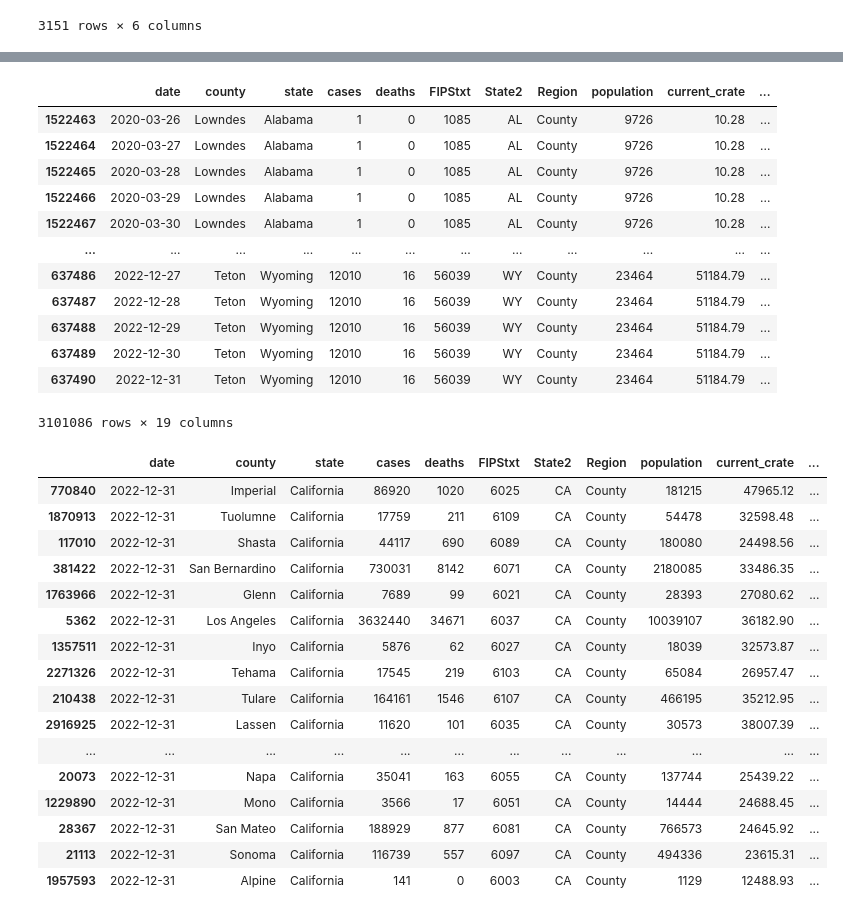
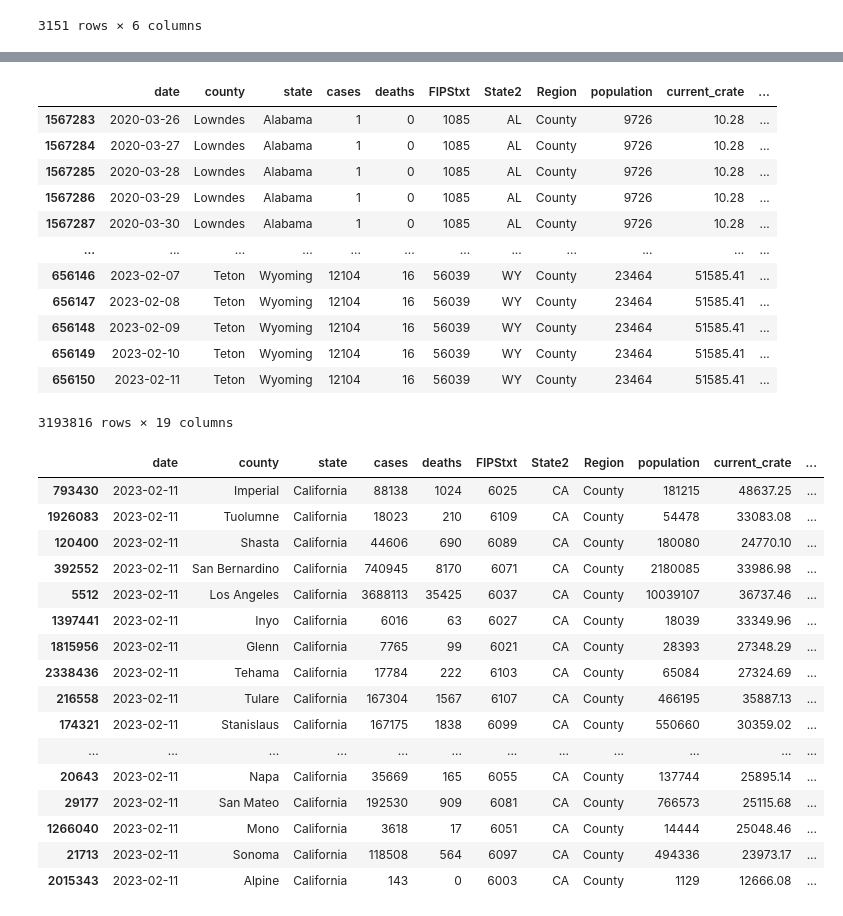
Before and after one commit to menlodoug/covid_crunching, a Jupyter notebook: pandas/COVID_USA.ipynb, the cells around one changed output, grey strips where cells are left out. Saved outputs shown, nothing was run; the diff lists cells and outputs as text; code cells hidden in the pictures.

```diff
--- a/pandas/COVID_USA.ipynb
+++ b/pandas/COVID_USA.ipynb
@@ -15,8 +15,12 @@ yr2021_df['fips'] = yr2021_df['fips'].fillna(0).astype(np.int64)
 yr2021_df['date'] = pd.to_datetime(yr2021_df['date'], yearfirst=True)
 yr2022_df = pd.read_csv('https://raw.githubusercontent.com/nytimes/covid-19-data/master/us-counties-2022.csv')
 yr2022_df['fips'] = yr2022_df['fips'].fillna(0).astype(np.int64)
-yr2022_df['date'] = pd.to_datetime(yr2022_df['date'], yearfirst=True)
-us_covid_df = pd.concat([yr2020_df, yr2021_df, yr2022_df])
+yr_new_df = pd.read_csv('https://raw.githubusercontent.com/nytimes/covid-19-data/master/us-counties-recent.csv')
+yr_new_df['fips'] = yr_new_df['fips'].fillna(0).astype(np.int64)
+yr_new_df['date'] = pd.to_datetime(yr_new_df['date'], yearfirst=True)
+yr2023_df = yr_new_df[(yr_new_df['date'] > '2022-12-31')]
+yr2023_df['date'] = pd.to_datetime(yr2023_df['date'], yearfirst=True)
+us_covid_df = pd.concat([yr2020_df, yr2021_df, yr2022_df, yr2023_df])
 us_covid_df.to_csv('us_covid.csv', index=False)
 # %%
 # Read in national population data provided by state, county, FIPS
@@ -41,6 +45,7 @@ us_pops_df
 # Merge New York Times data with population data
 
 us_data_df = pd.merge(us_covid_df, us_pops_df, left_on=['county', 'state'], right_on=['Area_Name', 'State'])
+us_data_df['date'] = pd.to_datetime(us_data_df['date'], yearfirst=True)
 us_data_df
 # %% [output]
 |  | date | county | state | fips | cases | deaths | FIPStxt | State | State2 | Area_Name | Region | ... |
@@ -101,7 +106,7 @@ counties
 # %%
 # Isolate data from most current day.
 
-counties_us = counties[(counties['date'] == '2022-12-31') & (counties['Region'] == 'County')]
+counties_us = counties[(counties['date'] == '2023-02-11') & (counties['Region'] == 'County')]
 counties_us
 # %% [output]
 |  | date | county | state | cases | deaths | FIPStxt | State2 | Region | population | current_crate | ... |
@@ -238,18 +243,18 @@ usa['deaths'] = usa['deaths'].astype(int)
 usa
 # %% [output]
 |  | date | county | state | cases | deaths | FIPStxt | State2 | Region | population | current_crate | ... |
-| 1522463 | 2020-03-26 | Lowndes | Alabama | 1 | 0 | 1085 | AL | County | 9726 | 10.28 | ... |
-| 1522464 | 2020-03-27 | Lowndes | Alabama | 1 | 0 | 1085 | AL | County | 9726 | 10.28 | ... |
-| 1522465 | 2020-03-28 | Lowndes | Alabama | 1 | 0 | 1085 | AL | County | 9726 | 10.28 | ... |
-| 1522466 | 2020-03-29 | Lowndes | Alabama | 1 | 0 | 1085 | AL | County | 9726 | 10.28 | ... |
-| 1522467 | 2020-03-30 | Lowndes | Alabama | 1 | 0 | 1085 | AL | County | 9726 | 10.28 | ... |
+| 1567283 | 2020-03-26 | Lowndes | Alabama | 1 | 0 | 1085 | AL | County | 9726 | 10.28 | ... |
+| 1567284 | 2020-03-27 | Lowndes | Alabama | 1 | 0 | 1085 | AL | County | 9726 | 10.28 | ... |
+| 1567285 | 2020-03-28 | Lowndes | Alabama | 1 | 0 | 1085 | AL | County | 9726 | 10.28 | ... |
+| 1567286 | 2020-03-29 | Lowndes | Alabama | 1 | 0 | 1085 | AL | County | 9726 | 10.28 | ... |
+| 1567287 | 2020-03-30 | Lowndes | Alabama | 1 | 0 | 1085 | AL | County | 9726 | 10.28 | ... |
 | ... | ... | ... | ... | ... | ... | ... | ... | ... | ... | ... | ... |
-| 637486 | 2022-12-27 | Teton | Wyoming | 12010 | 16 | 56039 | WY | County | 23464 | 51184.79 | ... |
-| 637487 | 2022-12-28 | Teton | Wyoming | 12010 | 16 | 56039 | WY | County | 23464 | 51184.79 | ... |
-| 637488 | 2022-12-29 | Teton | Wyoming | 12010 | 16 | 56039 | WY | County | 23464 | 51184.79 | ... |
-| 637489 | 2022-12-30 | Teton | Wyoming | 12010 | 16 | 56039 | WY | County | 23464 | 51184.79 | ... |
-| 637490 | 2022-12-31 | Teton | Wyoming | 12010 | 16 | 56039 | WY | County | 23464 | 51184.79 | ... |
+| 656146 | 2023-02-07 | Teton | Wyoming | 12104 | 16 | 56039 | WY | County | 23464 | 51585.41 | ... |
+| 656147 | 2023-02-08 | Teton | Wyoming | 12104 | 16 | 56039 | WY | County | 23464 | 51585.41 | ... |
+| 656148 | 2023-02-09 | Teton | Wyoming | 12104 | 16 | 56039 | WY | County | 23464 | 51585.41 | ... |
+| 656149 | 2023-02-10 | Teton | Wyoming | 12104 | 16 | 56039 | WY | County | 23464 | 51585.41 | ... |
+| 656150 | 2023-02-11 | Teton | Wyoming | 12104 | 16 | 56039 | WY | County | 23464 | 51585.41 | ... |
-3101086 rows × 19 columns
+3193816 rows × 19 columns
 # %%
 # Export updated national data to csv for use in Tableau
 
@@ -257,26 +262,26 @@ usa.to_csv('daily_covid_us.csv', index=False)
 # %%
 # Filter California data to show only numbers for today
 
-counties_cal = usa[(usa['date'] == '2022-12-31') & (usa['state'] == 'California')]
+counties_cal = usa[(usa['date'] == '2023-02-11') & (usa['state'] == 'California')]
 counties_cal
 # %% [output]
 |  | date | county | state | cases | deaths | FIPStxt | State2 | Region | population | current_crate | ... |
-| 770840 | 2022-12-31 | Imperial | California | 86920 | 1020 | 6025 | CA | County | 181215 | 47965.12 | ... |
-| 1870913 | 2022-12-31 | Tuolumne | California | 17759 | 211 | 6109 | CA | County | 54478 | 32598.48 | ... |
-| 117010 | 2022-12-31 | Shasta | California | 44117 | 690 | 6089 | CA | County | 180080 | 24498.56 | ... |
-| 381422 | 2022-12-31 | San Bernardino | California | 730031 | 8142 | 6071 | CA | County | 2180085 | 33486.35 | ... |
-| 1763966 | 2022-12-31 | Glenn | California | 7689 | 99 | 6021 | CA | County | 28393 | 27080.62 | ... |
-| 5362 | 2022-12-31 | Los Angeles | California | 3632440 | 34671 | 6037 | CA | County | 10039107 | 36182.90 | ... |
-| 1357511 | 2022-12-31 | Inyo | California | 5876 | 62 | 6027 | CA | County | 18039 | 32573.87 | ... |
-| 2271326 | 2022-12-31 | Tehama | California | 17545 | 219 | 6103 | CA | County | 65084 | 26957.47 | ... |
-| 210438 | 2022-12-31 | Tulare | California | 164161 | 1546 | 6107 | CA | County | 466195 | 35212.95 | ... |
-| 2916925 | 2022-12-31 | Lassen | California | 11620 | 101 | 6035 | CA | County | 30573 | 38007.39 | ... |
+| 793430 | 2023-02-11 | Imperial | California | 88138 | 1024 | 6025 | CA | County | 181215 | 48637.25 | ... |
+| 1926083 | 2023-02-11 | Tuolumne | California | 18023 | 210 | 6109 | CA | County | 54478 | 33083.08 | ... |
+| 120400 | 2023-02-11 | Shasta | California | 44606 | 690 | 6089 | CA | County | 180080 | 24770.10 | ... |
+| 392552 | 2023-02-11 | San Bernardino | California | 740945 | 8170 | 6071 | CA | County | 2180085 | 33986.98 | ... |
+| 5512 | 2023-02-11 | Los Angeles | California | 3688113 | 35425 | 6037 | CA | County | 10039107 | 36737.46 | ... |
+| 1397441 | 2023-02-11 | Inyo | California | 6016 | 63 | 6027 | CA | County | 18039 | 33349.96 | ... |
+| 1815956 | 2023-02-11 | Glenn | California | 7765 | 99 | 6021 | CA | County | 28393 | 27348.29 | ... |
+| 2338436 | 2023-02-11 | Tehama | California | 17784 | 222 | 6103 | CA | County | 65084 | 27324.69 | ... |
+| 216558 | 2023-02-11 | Tulare | California | 167304 | 1567 | 6107 | CA | County | 466195 | 35887.13 | ... |
+| 174321 | 2023-02-11 | Stanislaus | California | 167175 | 1838 | 6099 | CA | County | 550660 | 30359.02 | ... |
 | ... | ... | ... | ... | ... | ... | ... | ... | ... | ... | ... | ... |
-| 20073 | 2022-12-31 | Napa | California | 35041 | 163 | 6055 | CA | County | 137744 | 25439.22 | ... |
-| 1229890 | 2022-12-31 | Mono | California | 3566 | 17 | 6051 | CA | County | 14444 | 24688.45 | ... |
-| 28367 | 2022-12-31 | San Mateo | California | 188929 | 877 | 6081 | CA | County | 766573 | 24645.92 | ... |
-| 21113 | 2022-12-31 | Sonoma | California | 116739 | 557 | 6097 | CA | County | 494336 | 23615.31 | ... |
-| 1957593 | 2022-12-31 | Alpine | California | 141 | 0 | 6003 | CA | County | 1129 | 12488.93 | ... |
+| 20643 | 2023-02-11 | Napa | California | 35669 | 165 | 6055 | CA | County | 137744 | 25895.14 | ... |
+| 29177 | 2023-02-11 | San Mateo | California | 192530 | 909 | 6081 | CA | County | 766573 | 25115.68 | ... |
+| 1266040 | 2023-02-11 | Mono | California | 3618 | 17 | 6051 | CA | County | 14444 | 25048.46 | ... |
+| 21713 | 2023-02-11 | Sonoma | California | 118508 | 564 | 6097 | CA | County | 494336 | 23973.17 | ... |
+| 2015343 | 2023-02-11 | Alpine | California | 143 | 0 | 6003 | CA | County | 1129 | 12666.08 | ... |
 # %%
 # Show top 10 California counties based on largest current infection rate
 
```
Also changed, not shown: parts of 13 cells of this notebook, 46 other files.
